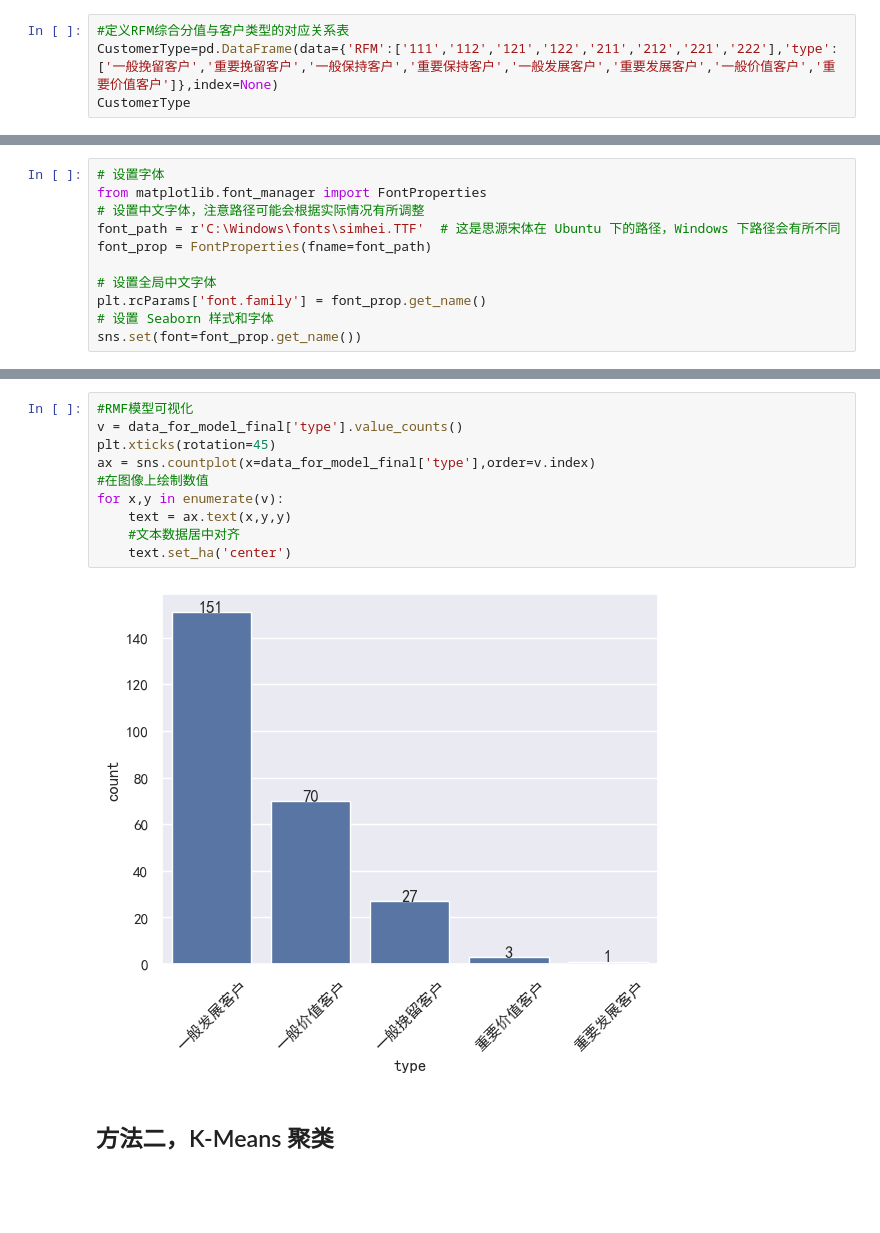
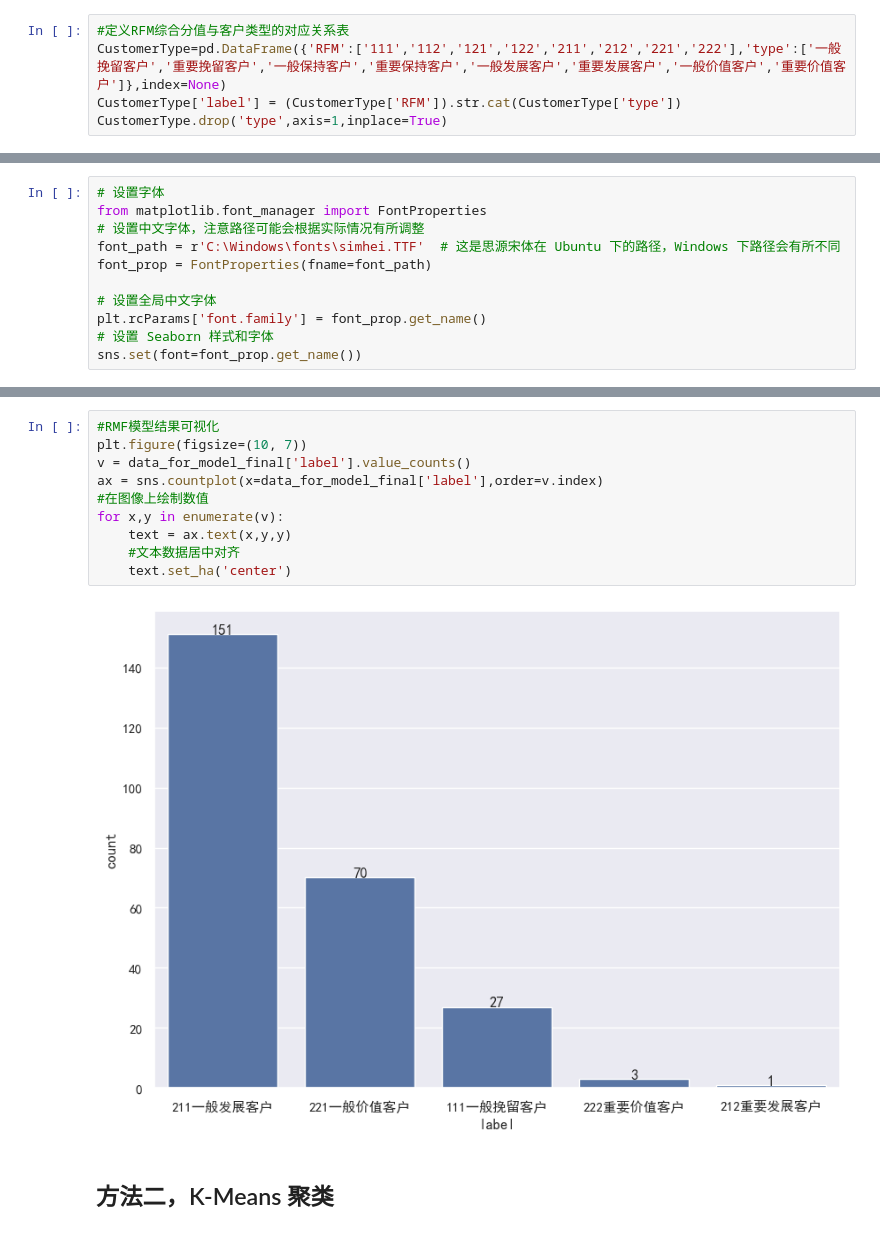
Before and after one commit to carol-fengyanting/DFH, a Jupyter notebook: 用户分层初探.ipynb, the cells around one changed output, grey strips where cells are left out. Saved outputs shown, nothing was run; the diff lists cells and outputs as text; blank space fills up the shorter version.

```diff
--- a/用户分层初探.ipynb
+++ b/用户分层初探.ipynb
@@ -142,5 +140,6 @@ data_for_model.head()
 | 4 | 19 | 4250.00 | 22 | 82.0 | 2 | 2 | 1 | 221 |
 # %%
 #定义RFM综合分值与客户类型的对应关系表
-CustomerType=pd.DataFrame(data={'RFM':['111','112','121','122','211','212','221','222'],'type':['一般挽留客户','重要挽留客户','一般保持客户','重要保持客户','一般发展客户','重要发展客户','一般价值客户','重要价值客户']},index=None)
-CustomerType
+CustomerType=pd.DataFrame({'RFM':['111','112','121','122','211','212','221','222'],'type':['一般挽留客户','重要挽留客户','一般保持客户','重要保持客户','一般发展客户','重要发展客户','一般价值客户','重要价值客户']},index=None)
+CustomerType['label'] = (CustomerType['RFM']).str.cat(CustomerType['type'])
+CustomerType.drop('type',axis=1,inplace=True)
@@ -205,16 +203,16 @@ type
 Name: count, dtype: int64
 # %%
-#RMF模型可视化
-v = data_for_model_final['type'].value_counts()
-plt.xticks(rotation=45)
-ax = sns.countplot(x=data_for_model_final['type'],order=v.index)
+#RMF模型结果可视化
+plt.figure(figsize=(10, 7))
+v = data_for_model_final['label'].value_counts()
+ax = sns.countplot(x=data_for_model_final['label'],order=v.index)
 #在图像上绘制数值
 for x,y in enumerate(v):
     text = ax.text(x,y,y)
     #文本数据居中对齐
     text.set_ha('center')
 # %% [output]
-[figure, old version]
+[figure, new version]
 # %% [markdown]
 ## 方法二，K-Means 聚类
 # %%
```
Also changed, not shown: parts of 19 cells of this notebook.
